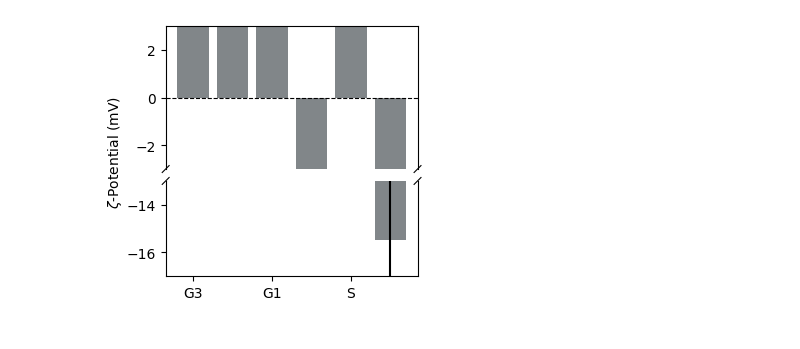
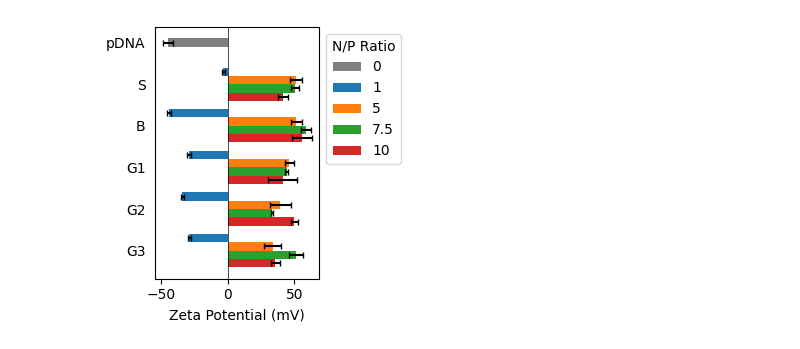
Before and after one commit to aryellewright/Kumar-Biomaterials-Lab, a Jupyter notebook: Zeta_Plots/Zeta_Plots.ipynb, the cells around one changed output. Saved outputs shown, nothing was run; the diff lists cells and outputs as text; code cells hidden in the pictures.

```diff
--- a/Zeta_Plots/Zeta_Plots.ipynb
+++ b/Zeta_Plots/Zeta_Plots.ipynb
@@ -31,12 +32,57 @@ plt.show()
-# %%
-plt.figure(figsize=(3.25, 3.25))
-
-bax = brokenaxes(ylims=((-17, -13), (-3, 3)), hspace=0.1, despine=False)
-bax.bar(polymer, zeta, yerr=stdev, capsize=4, color=color_gray)
-bax.set_xticks(polymer)
-bax.axhline(y=0, color='black', linestyle='--', linewidth=0.8)
-plt.ylabel(r'$\zeta$-Potential (mV)', size=10, labelpad=30)
-
-plt.show()
-# %% [output]
-[figure, removed]
+# %%
+polymer_order = ['pDNA', 'S', 'B', 'G1', 'G2', 'G3']
+
+df_zeta['Polymer'] = pd.Categorical(df_zeta['Polymer'], categories=polymer_order, ordered=True)
+df_zeta_sorted = df_zeta.sort_values(by=['Polymer', 'N/P ratio'])
+
+fig, ax = plt.subplots(figsize=(3.25, 3.25))
+bar_width = 0.2  # Width of the bars
+
+unique_polymers = df_zeta_sorted['Polymer'].unique()
+unique_ratios = df_zeta_sorted['N/P ratio'].unique()
+
+positions = np.arange(len(unique_polymers))
+
+colors = ['gray', '#1f77b4', '#ff7f0e', '#2ca02c', '#d62728']
+legend_dict = {}
+
+for i, ratio in enumerate(unique_ratios):
+    subset = df_zeta_sorted[df_zeta_sorted['N/P ratio'] == ratio]
+    for j, polymer in enumerate(unique_polymers):
+        polymer_data = subset[subset['Polymer'] == polymer]
+        if not polymer_data.empty:
+            if polymer == 'pDNA':
+                position = positions[j]
+            else:
+                position = positions[j] - bar_width * (len(unique_ratios) / 2 - i)
+            bar = ax.barh(position, polymer_data['Zeta Potential'], xerr=polymer_data['Stdev'],
+                          color=colors[i % len(colors)], height=bar_width, capsize=2)
+            if ratio not in legend_dict:
+                legend_dict[ratio] = bar
+
+legend_handles = []
+legend_labels = []
+
+for ratio, bar_container in legend_dict.items():
+    if len(bar_container.patches) > 0:
+        first_bar = bar_container.patches[0]
+        legend_handles.append(first_bar)
+        if ratio == 7.5:
+            label = '7.5'
+        else:
+            label = str(int(ratio))
+        legend_labels.append(label)
+
+ax.legend(legend_handles, legend_labels, title='N/P Ratio', loc='upper left', bbox_to_anchor=(1, 1))
+ax.set_yticks(positions)
+ax.set_yticklabels(polymer_order)
+ax.invert_yaxis()
+ax.set_xlabel('Zeta Potential (mV)')
+ax.legend(handles=legend_handles, labels=legend_labels, title='N/P Ratio', loc='upper left', bbox_to_anchor=(1, 1))
+ax.tick_params(axis='y', which='both', left=False)
+
+plt.axvline(0, color='black', linewidth=0.5)
+plt.tight_layout()
+plt.show()
+# %% [output]
+[figure, added]
```
Also changed, not shown: parts of 4 cells of this notebook, 13 other files.
